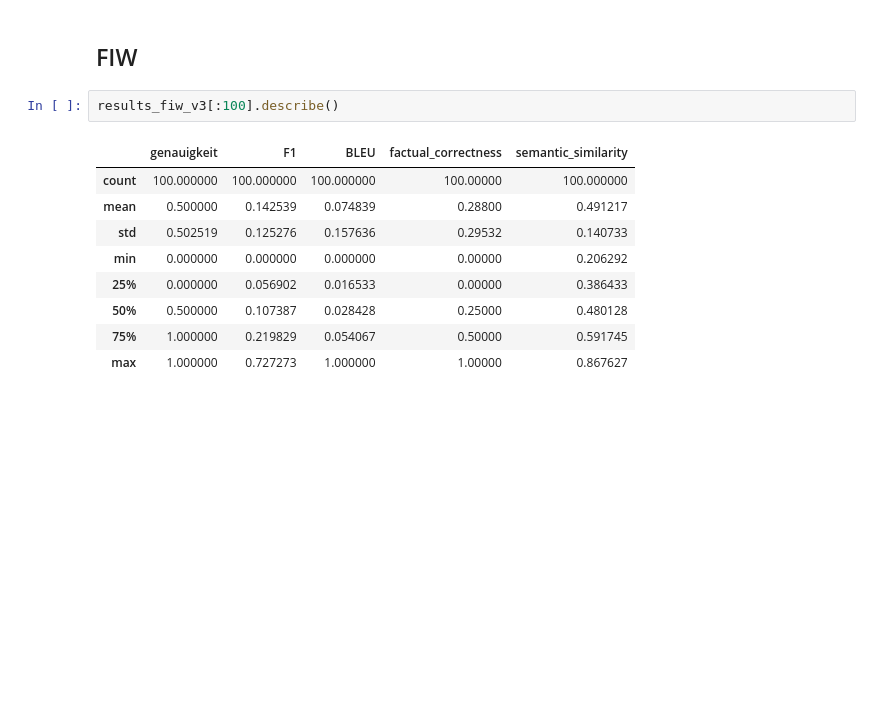
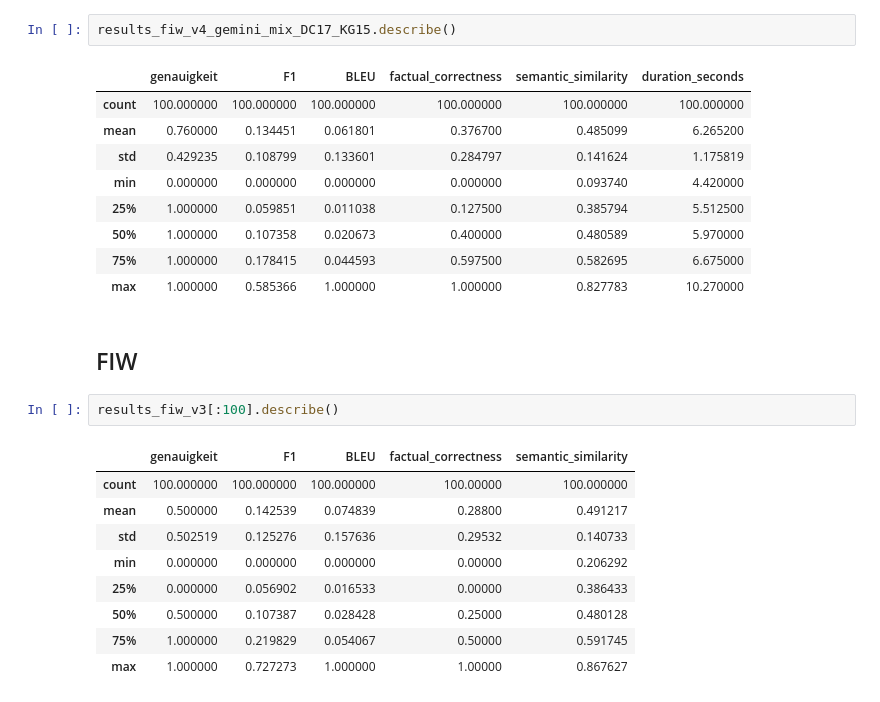
Before and after one commit to dav354/rag, a Jupyter notebook: test_results/analysis_nb.ipynb, the cells around one changed output. Cells and saved outputs as stored; diff of their text form; blank space fills up the shorter version.

```diff
--- a/test_results/analysis_nb.ipynb
+++ b/test_results/analysis_nb.ipynb
@@ -12,3 +101,15 @@ results_fiw_v4_gemini_mix_DC7_KG4 = pd.read_csv("/Users/lelange/Uni/askTHWS/test
+# %%
+results_fiw_v4_gemini_mix_DC17_KG15.describe()
+# %% [output]
+|  | genauigkeit | F1 | BLEU | factual_correctness | semantic_similarity | duration_seconds |
+| count | 100.000000 | 100.000000 | 100.000000 | 100.000000 | 100.000000 | 100.000000 |
+| mean | 0.760000 | 0.134451 | 0.061801 | 0.376700 | 0.485099 | 6.265200 |
+| std | 0.429235 | 0.108799 | 0.133601 | 0.284797 | 0.141624 | 1.175819 |
+| min | 0.000000 | 0.000000 | 0.000000 | 0.000000 | 0.093740 | 4.420000 |
+| 25% | 1.000000 | 0.059851 | 0.011038 | 0.127500 | 0.385794 | 5.512500 |
+| 50% | 1.000000 | 0.107358 | 0.020673 | 0.400000 | 0.480589 | 5.970000 |
+| 75% | 1.000000 | 0.178415 | 0.044593 | 0.597500 | 0.582695 | 6.675000 |
+| max | 1.000000 | 0.585366 | 1.000000 | 1.000000 | 0.827783 | 10.270000 |
 # %% [markdown]
 ## FIW
 # %%
```
Also changed, not shown: parts of 10 cells of this notebook.
